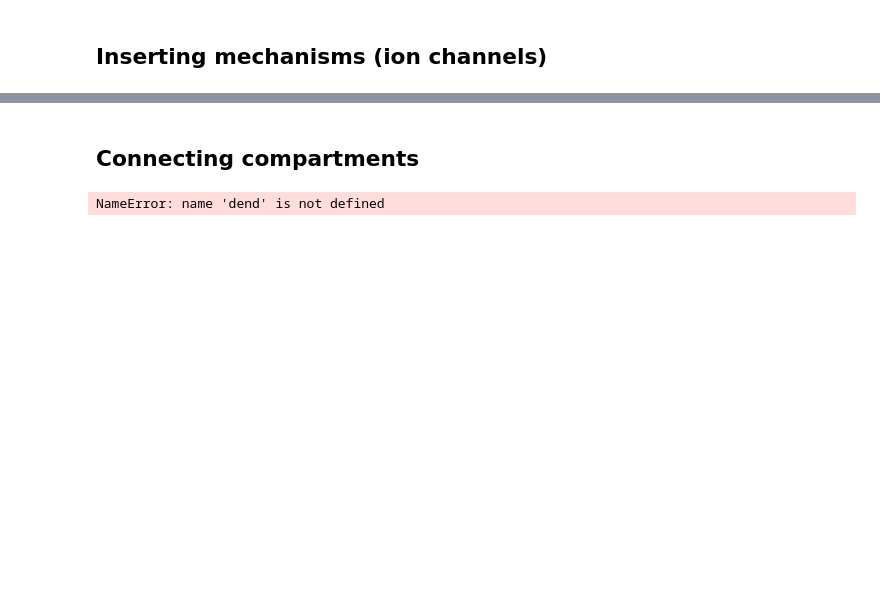
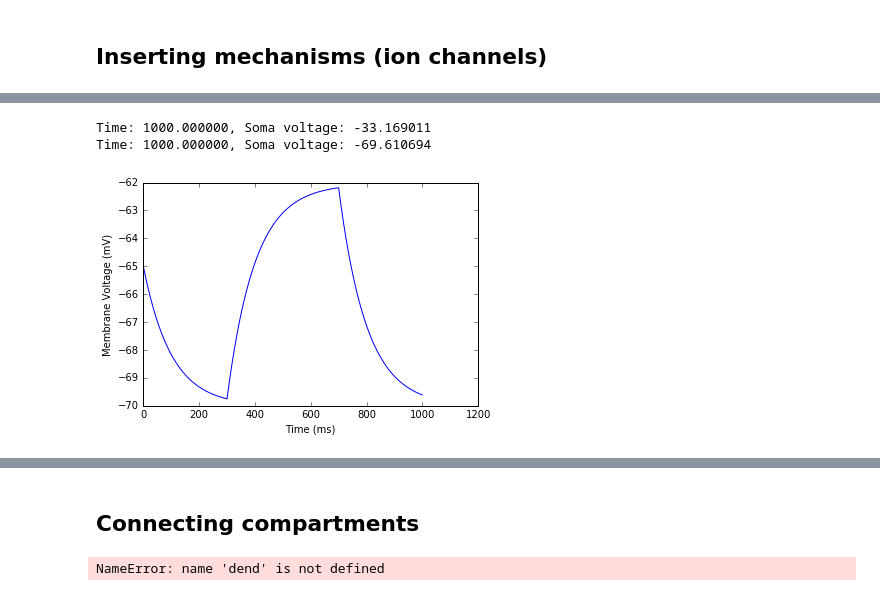
Before and after one commit to BlueBrain/SimulationTutorials, a Jupyter notebook: YRE2016/Neuron/Neuron simulator tutorial.ipynb, the cells around one changed output, grey strips where cells are left out. Drawn from its saved outputs; the diff is of its cells as text; code cells hidden in the pictures; blank space fills up the shorter version.

```diff
--- a/YRE2016/Neuron/Neuron simulator tutorial.ipynb
+++ b/YRE2016/Neuron/Neuron simulator tutorial.ipynb
@@ -85,0 +163,10 @@ soma.insert('hh')
+# %%
+soma.insert('pas')
+soma.g_pas = 1e-5 # nS/cm2
+soma.e_pas = -70 # mV
+run_model(1000)
+plot_timevoltage(time, voltage)
+# %% [output]
+Time: 1000.000000, Soma voltage: -33.169011
+Time: 1000.000000, Soma voltage: -69.610694
+[figure, added]
```
Also changed, not shown: parts of 29 cells of this notebook.
